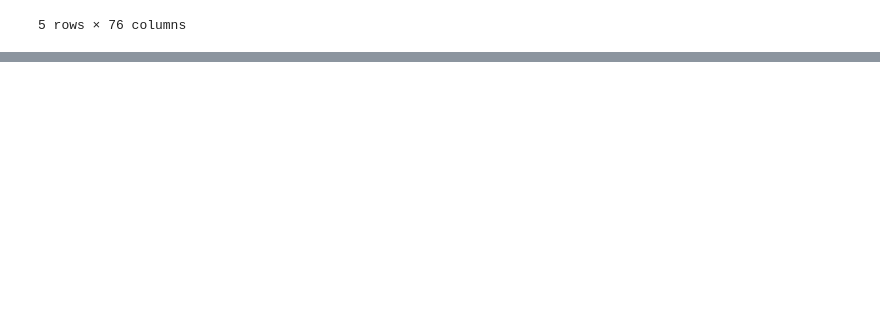
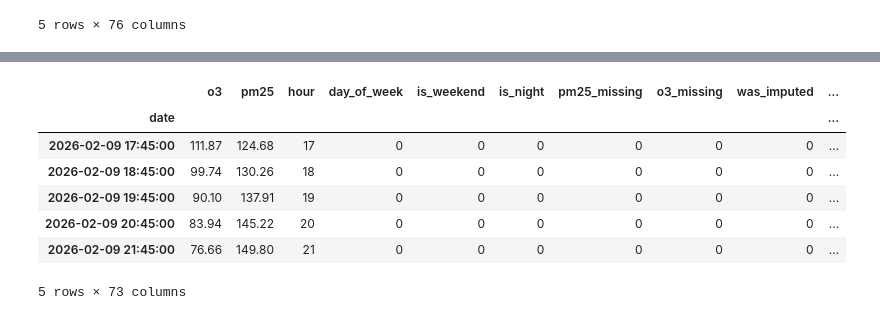
Before and after one commit to YubikNakarmi/Aqi_predictor, a Jupyter notebook: notebooks/pred.ipynb, the cells around one changed output, grey strips where cells are left out. Saved outputs shown, nothing was run; the diff lists cells and outputs as text; code cells hidden in the pictures; blank space fills up the shorter version.

```diff
--- a/notebooks/pred.ipynb
+++ b/notebooks/pred.ipynb
@@ -27,4 +27,4 @@ fecheck_df.head()
 # %%
 df = pd.read_csv(r"D:\pypipeline\data\raw\pred_ingestion\us_paro\us_paro_hourly.csv")
 # %%
-df.head()
+df.drop(columns=["pm10"], inplace=True)
@@ -41,5 +34,10 @@ df.set_index("date", inplace=True)
 # %%
 clean = DataCleaner()
 df_1 = clean.add_time_features(df)
-df_2
+df_2 = clean.add_missing_flags(df_1)
+df_2["was_imputed"]=0
+df_3 = clean.add_gap_length(df_2)
+df_3 = clean.add_segmentation(df_3)
+
+df_4 = clean.engineer_features(df_3)
 # %% [output]
@@ -46,0 +55,11 @@ df_2
+# %%
+df_4.head()
+# %% [output]
+|  | o3 | pm25 | hour | day_of_week | is_weekend | is_night | pm25_missing | o3_missing | was_imputed | ... |
+| date |  |  |  |  |  |  |  |  |  | ... |
+| 2026-02-09 17:45:00 | 111.87 | 124.68 | 17 | 0 | 0 | 0 | 0 | 0 | 0 | ... |
+| 2026-02-09 18:45:00 | 99.74 | 130.26 | 18 | 0 | 0 | 0 | 0 | 0 | 0 | ... |
+| 2026-02-09 19:45:00 | 90.10 | 137.91 | 19 | 0 | 0 | 0 | 0 | 0 | 0 | ... |
+| 2026-02-09 20:45:00 | 83.94 | 145.22 | 20 | 0 | 0 | 0 | 0 | 0 | 0 | ... |
+| 2026-02-09 21:45:00 | 76.66 | 149.80 | 21 | 0 | 0 | 0 | 0 | 0 | 0 | ... |
+5 rows × 73 columns
```
Also changed, not shown: parts of 2 cells of this notebook, 1 other file.
